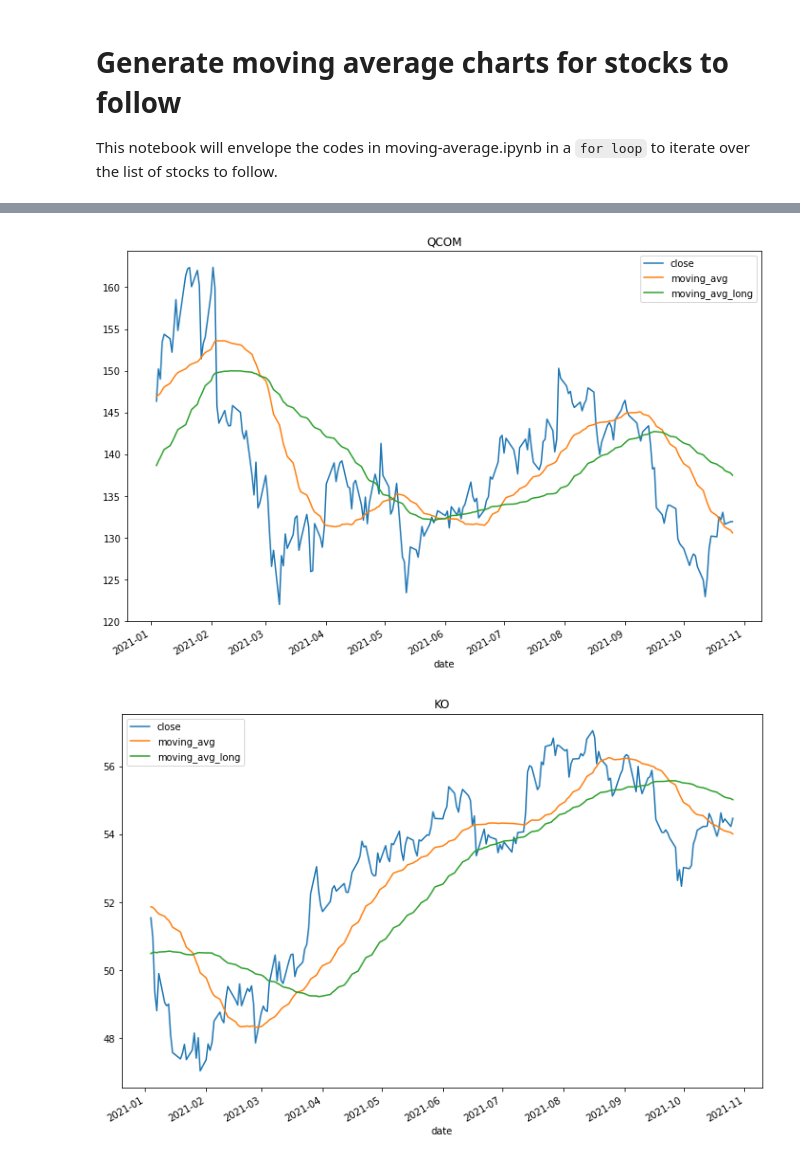
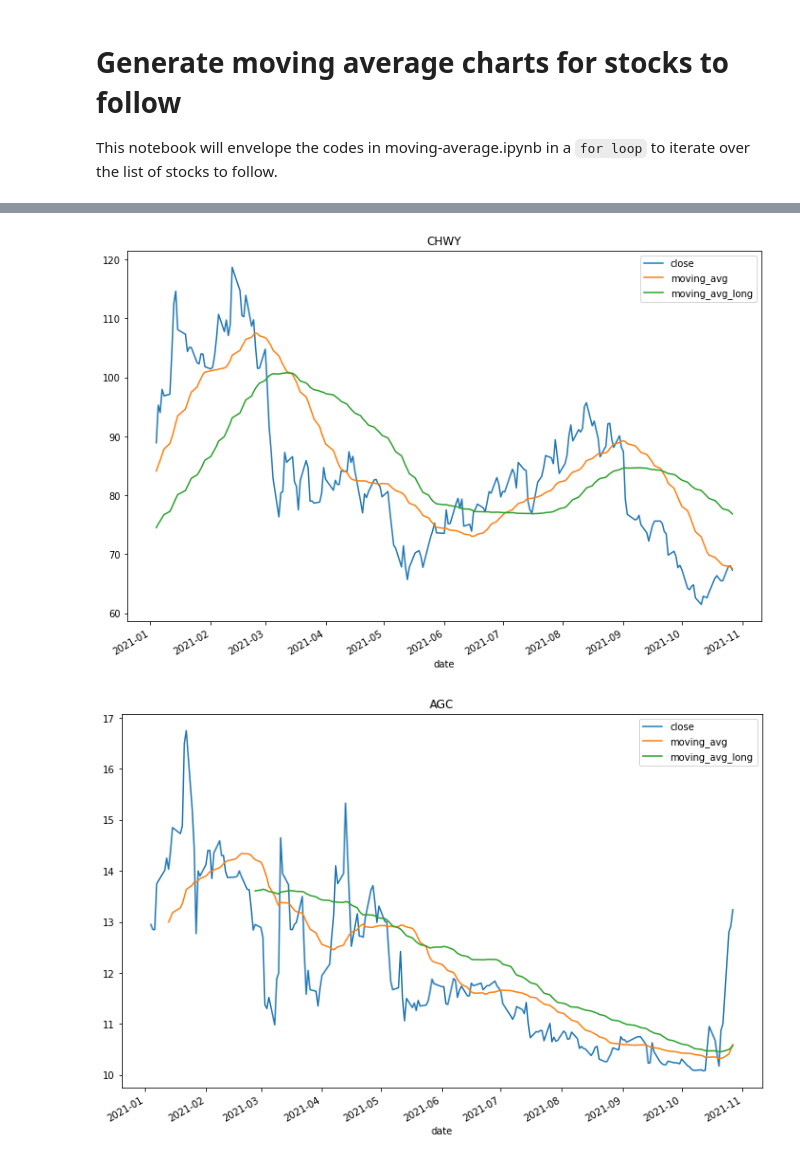
Before and after one commit to brianmulyadi/trading-moving-average, a Jupyter notebook: generate-chart.ipynb, the cells around one changed output, grey strips where cells are left out. Cells and saved outputs as stored; diff of their text form; code cells hidden in the pictures.

Commit message:
review stocks

```diff
--- a/generate-chart.ipynb
+++ b/generate-chart.ipynb
@@ -16,7 +16,7 @@ with open('alphavantage_api_key.txt') as file:
     alphavantage_api_key = file.read()
 
 # list of variables
-stock_list = ['AAPL','ZM','QCOM','KO']
+stock_list = ['AMZN','MRNA','CHWY','AGC','GOOG']
 ma_period = 30 # moving average period in days
 ma_period_long = 60
 
@@ -56,2 +56,2 @@ for item in stock_list:
-[figure, old version]
+[figure, new version]
-[figure, old version]
+[figure, new version]
```
Also changed, not shown: parts of 1 cell of this notebook.
